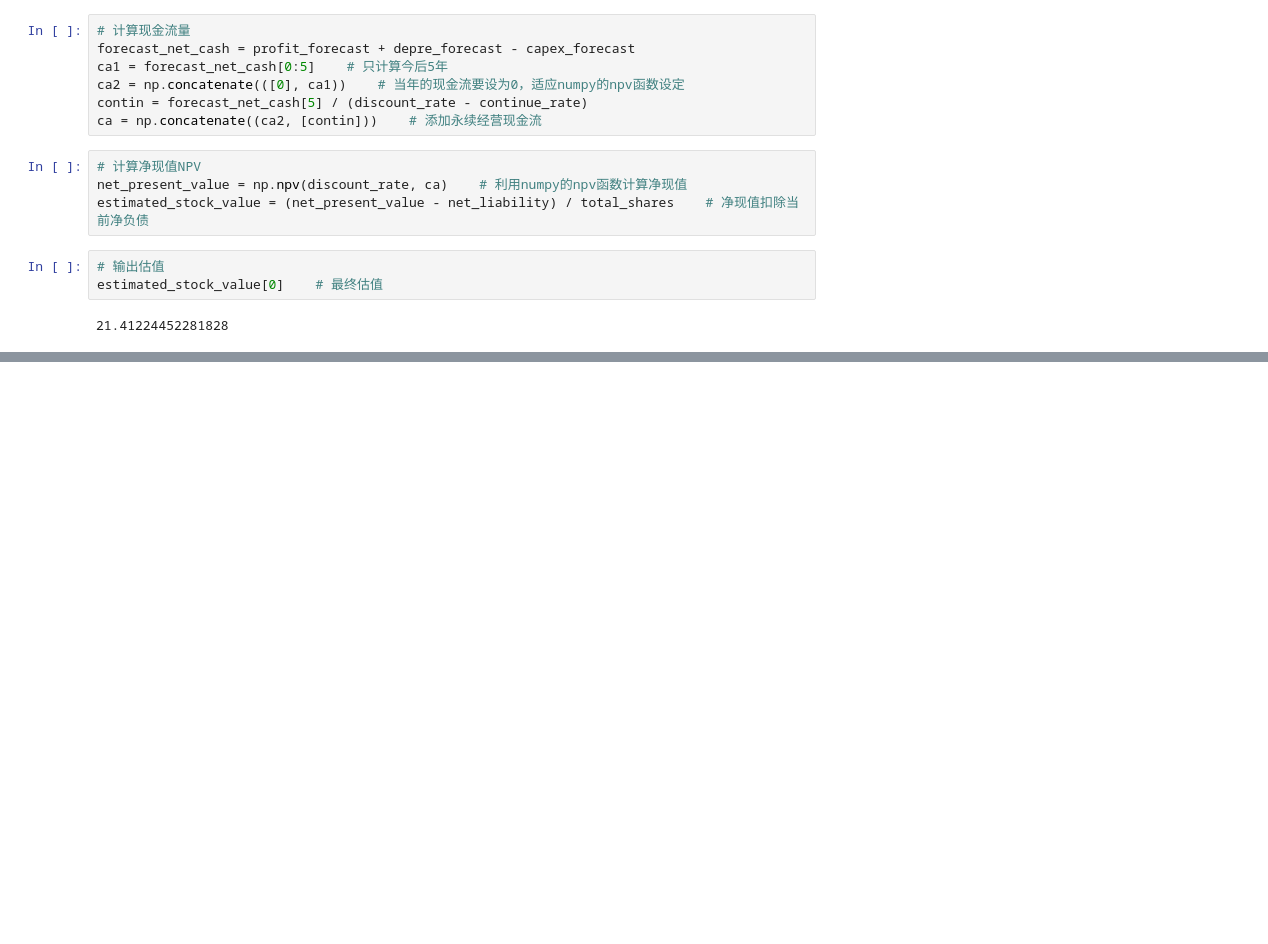
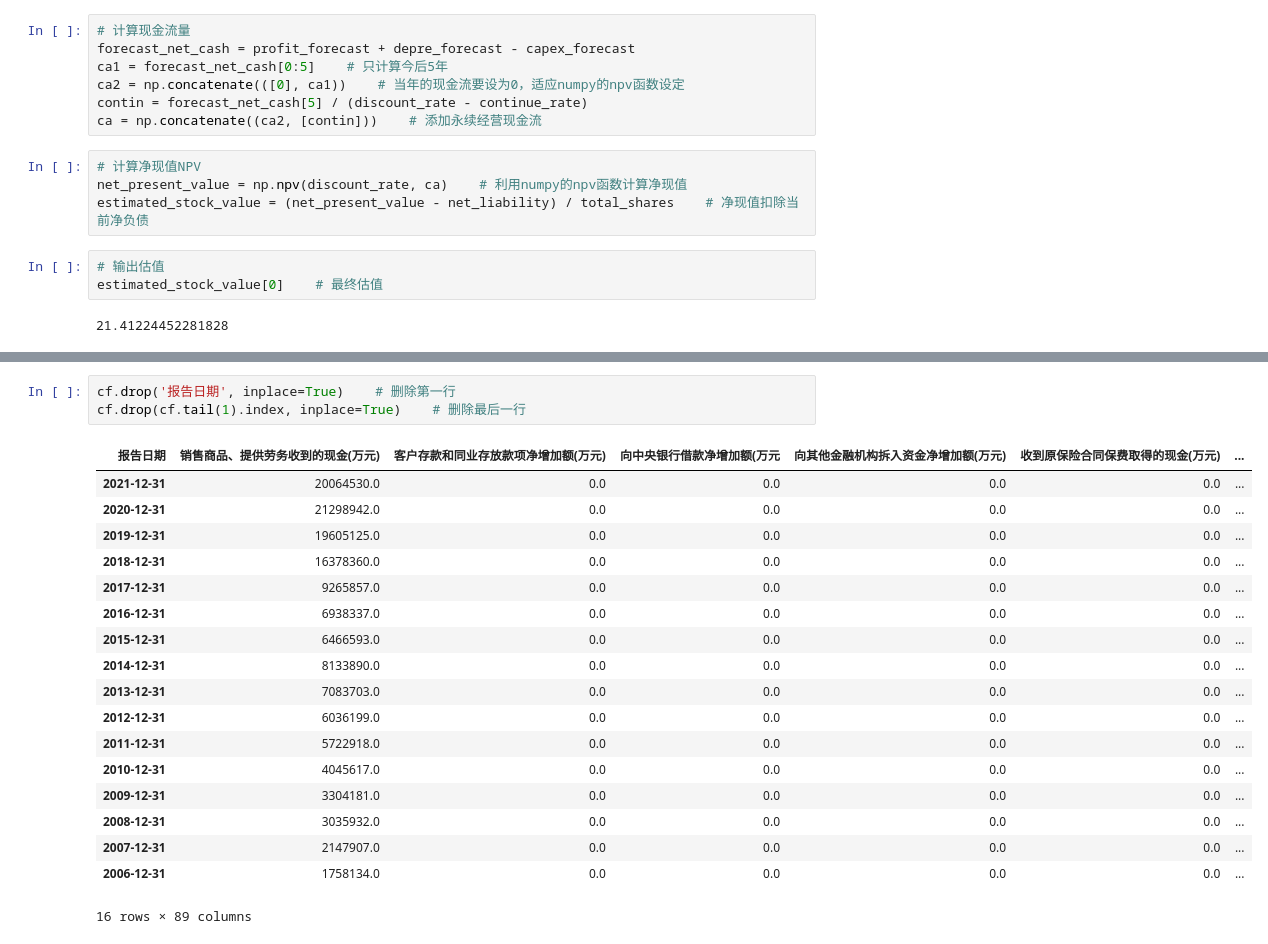
Before and after one commit to xwang71785/buffett, a Jupyter notebook: valuation.ipynb, the cells around one changed output, grey strips where cells are left out. Cells and saved outputs as stored; diff of their text form; blank space fills up the shorter version.

```diff
--- a/valuation.ipynb
+++ b/valuation.ipynb
@@ -275,0 +517,22 @@ estimated_stock_value[0]    # 最终估值
+# %%
+cf.drop('报告日期', inplace=True)    # 删除第一行
+cf.drop(cf.tail(1).index, inplace=True)    # 删除最后一行
+# %% [output]
+| 报告日期 | 销售商品、提供劳务收到的现金(万元) | 客户存款和同业存放款项净增加额(万元) | 向中央银行借款净增加额(万元 | 向其他金融机构拆入资金净增加额(万元) | 收到原保险合同保费取得的现金(万元) | ... |
+| 2021-12-31 | 20064530.0 | 0.0 | 0.0 | 0.0 | 0.0 | ... |
+| 2020-12-31 | 21298942.0 | 0.0 | 0.0 | 0.0 | 0.0 | ... |
+| 2019-12-31 | 19605125.0 | 0.0 | 0.0 | 0.0 | 0.0 | ... |
+| 2018-12-31 | 16378360.0 | 0.0 | 0.0 | 0.0 | 0.0 | ... |
+| 2017-12-31 | 9265857.0 | 0.0 | 0.0 | 0.0 | 0.0 | ... |
+| 2016-12-31 | 6938337.0 | 0.0 | 0.0 | 0.0 | 0.0 | ... |
+| 2015-12-31 | 6466593.0 | 0.0 | 0.0 | 0.0 | 0.0 | ... |
+| 2014-12-31 | 8133890.0 | 0.0 | 0.0 | 0.0 | 0.0 | ... |
+| 2013-12-31 | 7083703.0 | 0.0 | 0.0 | 0.0 | 0.0 | ... |
+| 2012-12-31 | 6036199.0 | 0.0 | 0.0 | 0.0 | 0.0 | ... |
+| 2011-12-31 | 5722918.0 | 0.0 | 0.0 | 0.0 | 0.0 | ... |
+| 2010-12-31 | 4045617.0 | 0.0 | 0.0 | 0.0 | 0.0 | ... |
+| 2009-12-31 | 3304181.0 | 0.0 | 0.0 | 0.0 | 0.0 | ... |
+| 2008-12-31 | 3035932.0 | 0.0 | 0.0 | 0.0 | 0.0 | ... |
+| 2007-12-31 | 2147907.0 | 0.0 | 0.0 | 0.0 | 0.0 | ... |
+| 2006-12-31 | 1758134.0 | 0.0 | 0.0 | 0.0 | 0.0 | ... |
+16 rows × 89 columns
```
Also changed, not shown: parts of 18 cells of this notebook.
